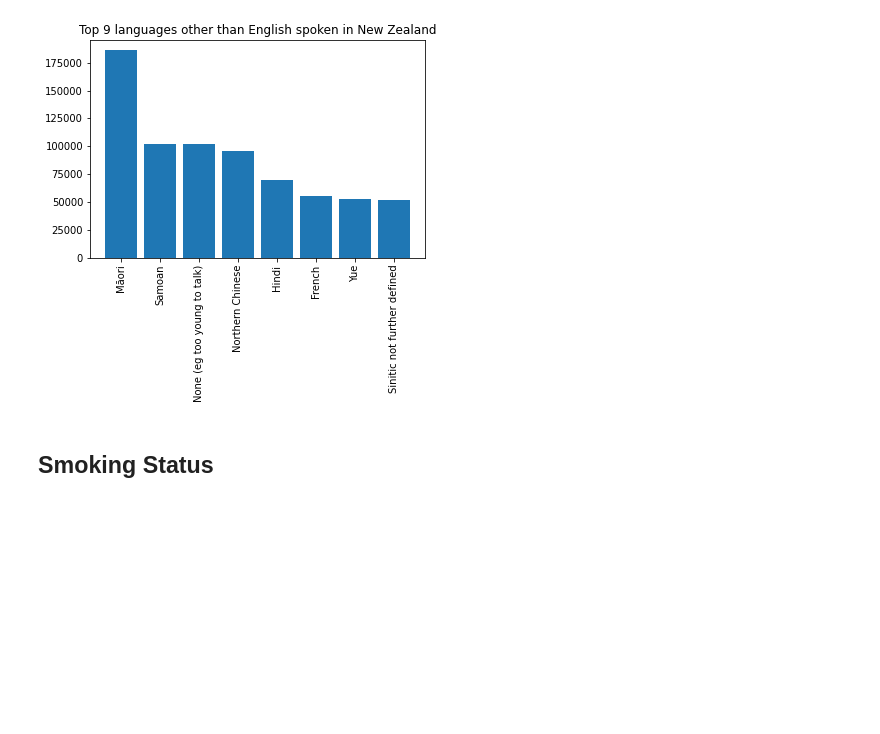
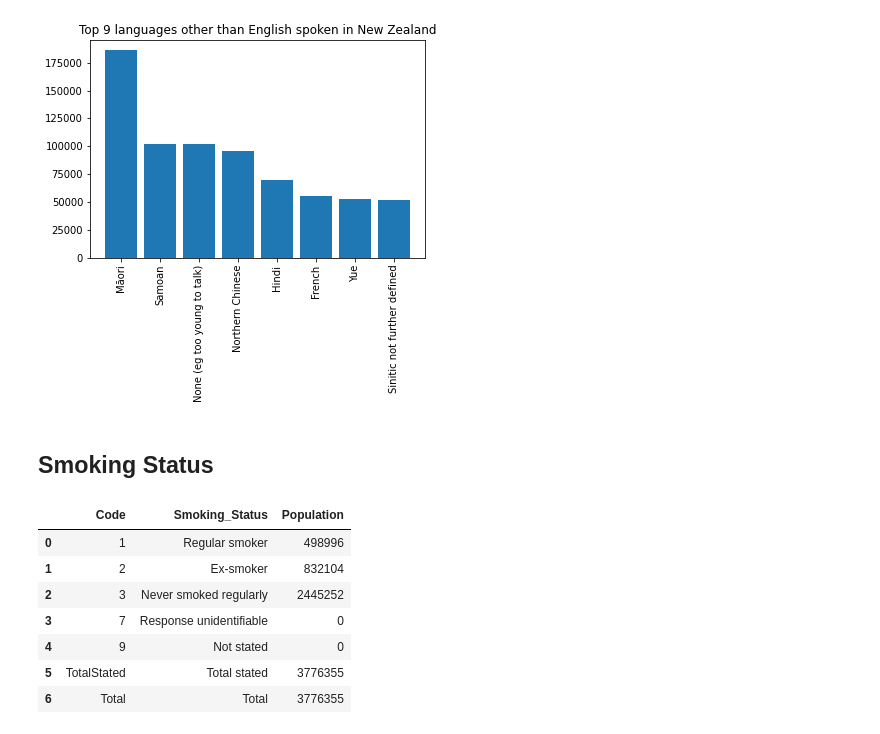
Before and after one commit to Joseph-See/NZ-Stats-Analysis-Python, a Jupyter notebook: NZ_census_analysis.ipynb, the cells around one changed output. Drawn from its saved outputs; the diff is of its cells as text; code cells hidden in the pictures; blank space fills up the shorter version.

```diff
--- a/NZ_census_analysis.ipynb
+++ b/NZ_census_analysis.ipynb
@@ -104,3 +104,14 @@ plt.show()
 ## Smoking Status
 # %%
 df_smoking = pd.read_csv("cigarette-smoking-behaviour-2018-census-csv.csv")
+df_smoking.columns = ['Code', 'Smoking_Status', 'Population']
+df_smoking.head(df_smoking.size)
+# %% [output]
+|  | Code | Smoking_Status | Population |
+| 0 | 1 | Regular smoker | 498996 |
+| 1 | 2 | Ex-smoker | 832104 |
+| 2 | 3 | Never smoked regularly | 2445252 |
+| 3 | 7 | Response unidentifiable | 0 |
+| 4 | 9 | Not stated | 0 |
+| 5 | TotalStated | Total stated | 3776355 |
+| 6 | Total | Total | 3776355 |
```
Also changed, not shown: parts of 1 cell of this notebook, 1 other file.
